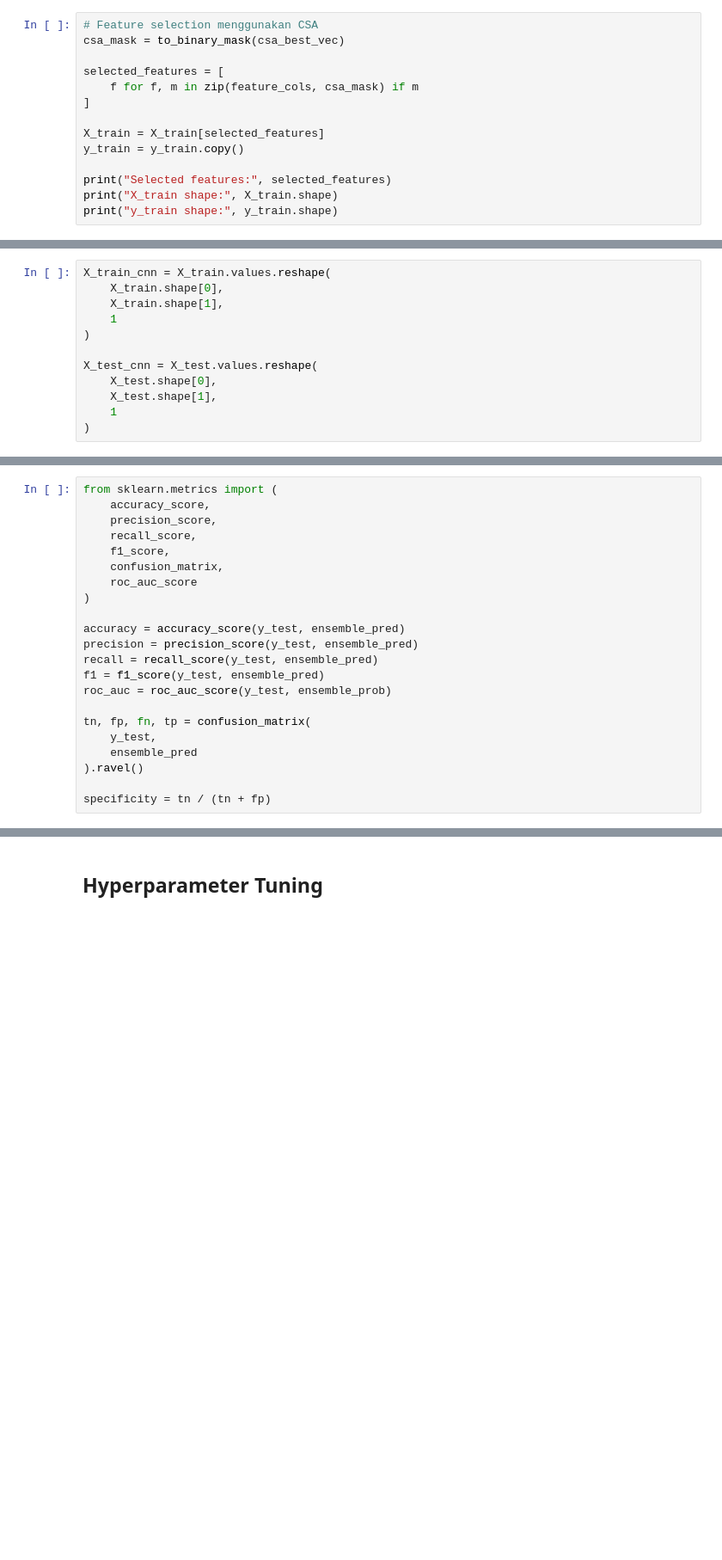
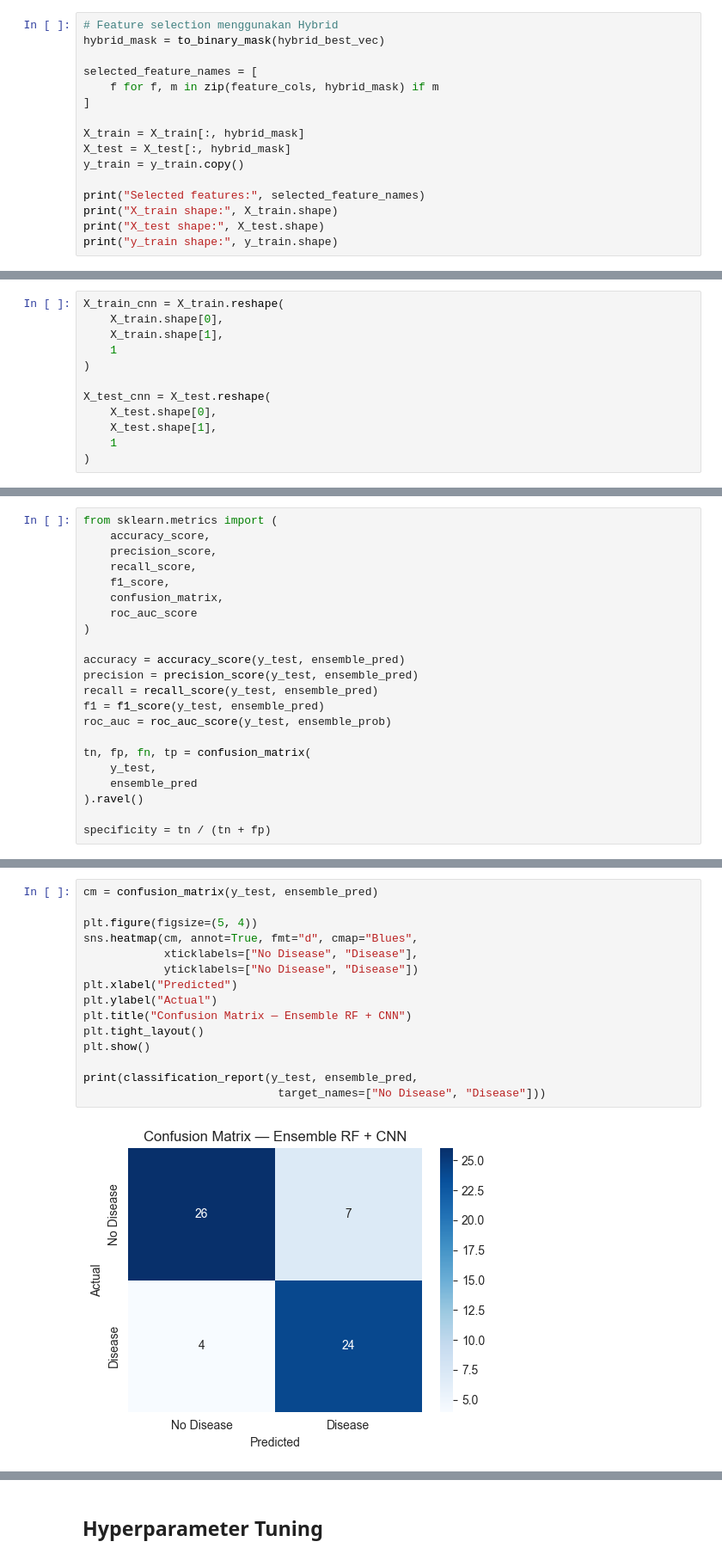
Before and after one commit to marcoyap41/heart-disease-prediction, a Jupyter notebook: main.ipynb, the cells around one changed output, grey strips where cells are left out. Shown at 86% size. Drawn from its saved outputs; the diff is of its cells as text; blank space fills up the shorter version.

```diff
--- a/main.ipynb
+++ b/main.ipynb
@@ -588,16 +608,18 @@ Hybrid GA+CSO complexity:    P*G + n*I = 5000 (dominant term)
 
 Number of features in this dataset (n): 13
 # %%
-# Feature selection menggunakan CSA
-csa_mask = to_binary_mask(csa_best_vec)
+# Feature selection menggunakan Hybrid
+hybrid_mask = to_binary_mask(hybrid_best_vec)
 
-selected_features = [
-    f for f, m in zip(feature_cols, csa_mask) if m
+selected_feature_names = [
+    f for f, m in zip(feature_cols, hybrid_mask) if m
 ]
 
-X_train = X_train[selected_features]
+X_train = X_train[:, hybrid_mask]
+X_test = X_test[:, hybrid_mask]
 y_train = y_train.copy()
 
-print("Selected features:", selected_features)
+print("Selected features:", selected_feature_names)
 print("X_train shape:", X_train.shape)
+print("X_test shape:", X_test.shape)
 print("y_train shape:", y_train.shape)
@@ -640,13 +667,13 @@ cnn.compile(
     metrics=['accuracy']
 )
 # %%
-X_train_cnn = X_train.values.reshape(
+X_train_cnn = X_train.reshape(
     X_train.shape[0],
     X_train.shape[1],
     1
 )
 
-X_test_cnn = X_test.values.reshape(
+X_test_cnn = X_test.reshape(
     X_test.shape[0],
     X_test.shape[1],
     1
@@ -694,0 +798,17 @@ specificity = tn / (tn + fp)
+# %%
+cm = confusion_matrix(y_test, ensemble_pred)
+
+plt.figure(figsize=(5, 4))
+sns.heatmap(cm, annot=True, fmt="d", cmap="Blues",
+            xticklabels=["No Disease", "Disease"],
+            yticklabels=["No Disease", "Disease"])
+plt.xlabel("Predicted")
+plt.ylabel("Actual")
+plt.title("Confusion Matrix — Ensemble RF + CNN")
+plt.tight_layout()
+plt.show()
+
+print(classification_report(y_test, ensemble_pred,
+                             target_names=["No Disease", "Disease"]))
+# %% [output]
+[figure, added]
```
Also changed, not shown: parts of 24 cells of this notebook.
